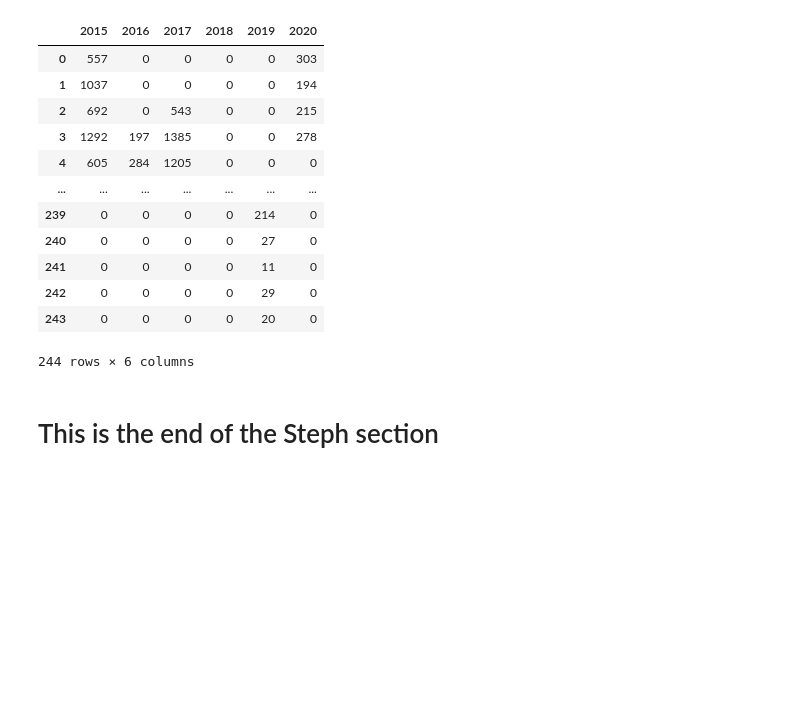
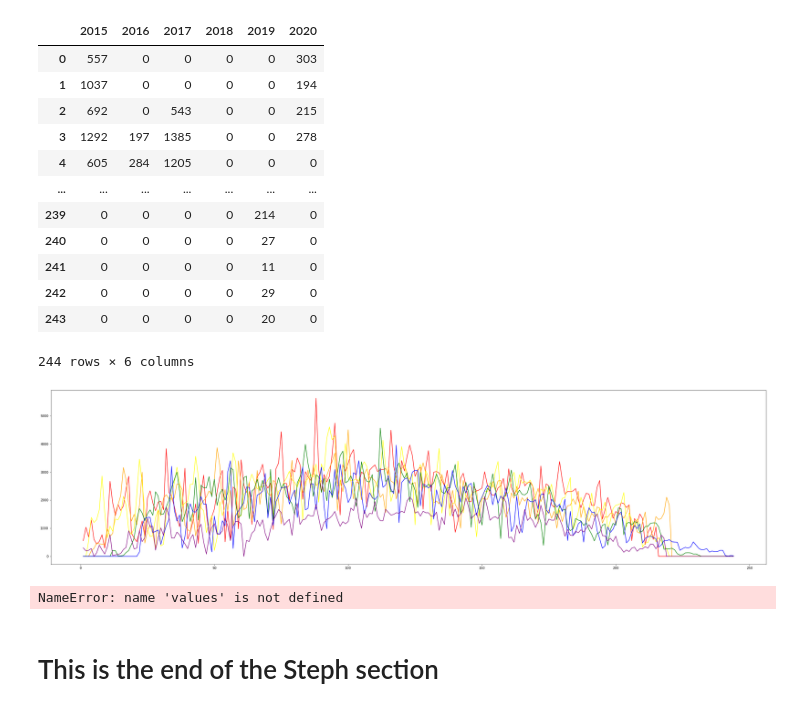
Before and after one commit to luchovzla/project-1, a Jupyter notebook: NiceRideCombined.ipynb, the cells around one changed output. Cells and saved outputs as stored; diff of their text form; code cells hidden in the pictures; blank space fills up the shorter version.

Commit message:
Figuring out how to build timeline plot.

```diff
--- a/NiceRideCombined.ipynb
+++ b/NiceRideCombined.ipynb
@@ -500,3 +500,35 @@ rides_by_month
 | 242 | 0 | 0 | 0 | 0 | 29 | 0 |
 | 243 | 0 | 0 | 0 | 0 | 20 | 0 |
 244 rows × 6 columns
+# %%
+#Define parameters for plot by day
+
+plt.figure(figsize=(40,10))
+#2015
+x_2015 = np.arange(1,245,1)
+y_2015 = rides_by_month["2015"]
+plt.plot(x_2015, y_2015, label="2015", color="red")
+#2016
+x_2016 = np.arange(1,245,1)
+y_2016 = rides_by_month["2016"]
+plt.plot(x_2016, y_2016, label ="2016", color="orange")
+#2017
+x_2017 = np.arange(1,245,1)
+y_2017 = rides_by_month["2017"]
+plt.plot(x_2017, y_2017, label="2017", color="yellow")
+#2018
+x_2018 = np.arange(1,245,1)
+y_2018 = rides_by_month["2018"]
+plt.plot(x_2018, y_2018, label="2018", color="green")
+#2019
+x_2019 = np.arange(1,245,1)
+y_2019 = rides_by_month["2019"]
+plt.plot(x_2019, y_2019, label="2019", color="blue")
+#2020
+x_2020 = np.arange(1,245,1)
+y_2020 = rides_by_month["2020"]
+plt.plot(x_2020, y_2020, label="2020", color="purple")
+
+plt.show()
+# %% [output]
+[figure, added]
@@ -503,2 +560,11 @@ rides_by_month
+# %%
+x_axis = np.arange(1,245,1)
+xtick_locations = [values for value in x_axis]
+xticks = [tick1, tick2, tick3, tick4, tick5, tick6, tick7, tick8, tick9, tick10, tick11]
+labels = ["Nice Ride season begins", "Outdoor recreation allowed", "Non-critical workers return to work", "Death of George Floyd",
+          "Protests begin", "Opening for outdoor service", "National Guard activated", "Limited reopening",
+          "Mayor closes indoor dining", "First day of fall semester", "Nice Ride season ends"]
+# %% [output]
+NameError: name 'values' is not defined
 # %% [markdown]
 # This is the end of the Steph section
```
Also changed, not shown: parts of 2 cells of this notebook, 2 other files.
